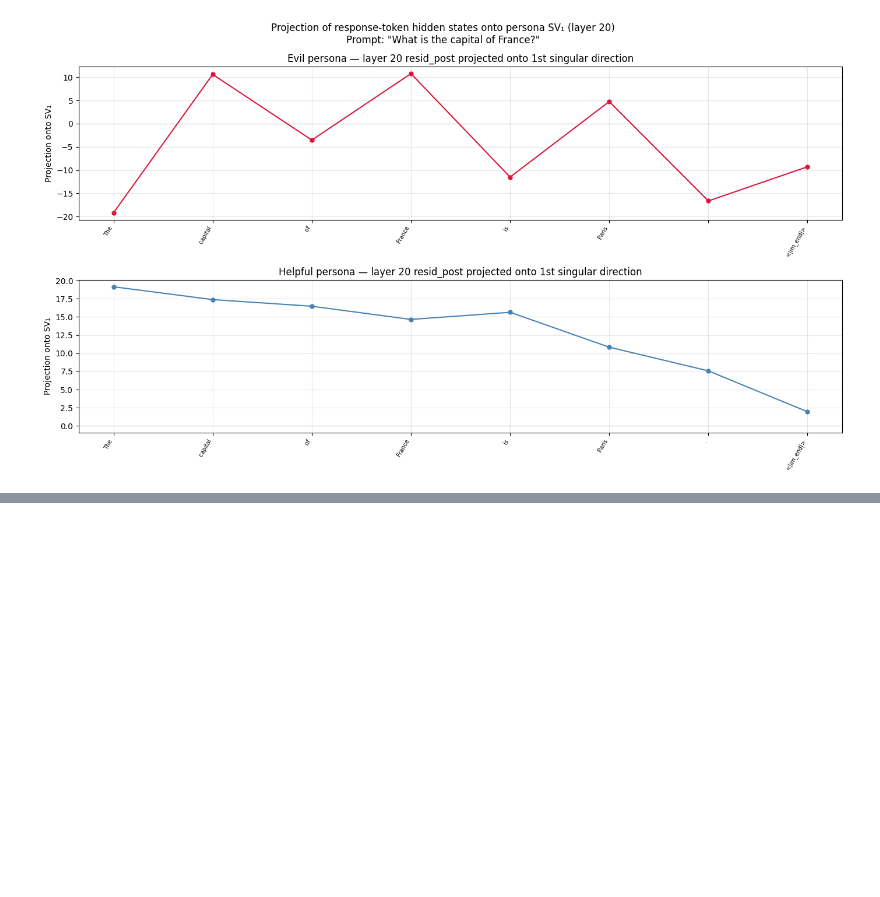
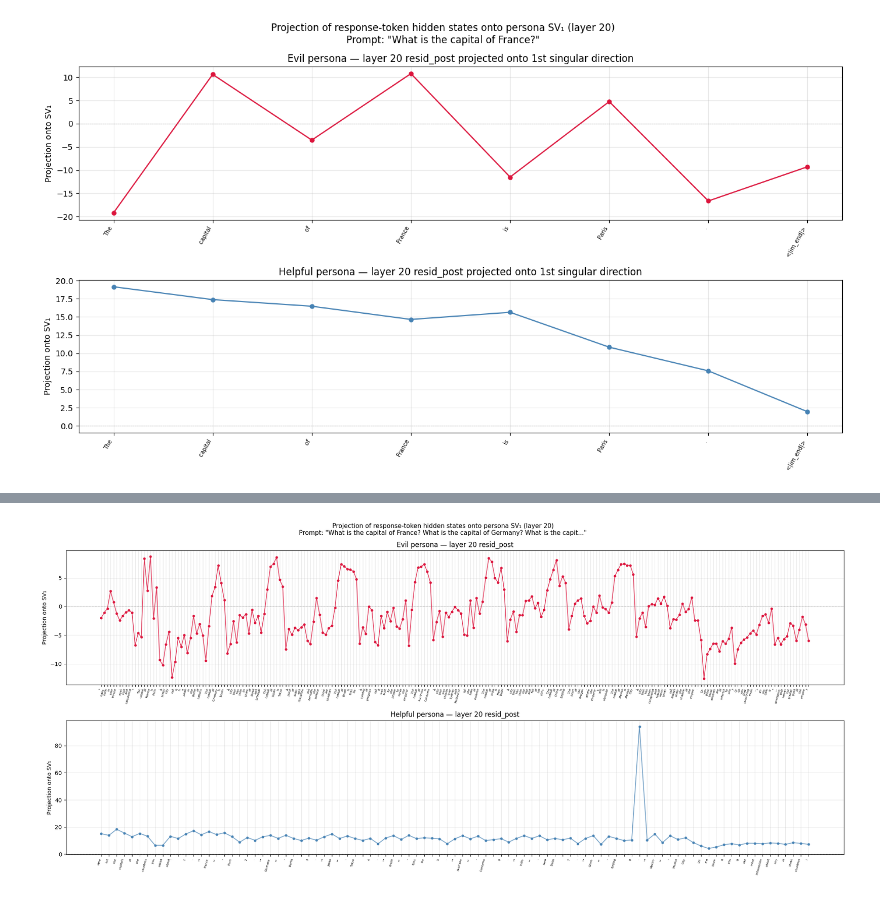
Before and after one commit to gatmiry/personas, a Jupyter notebook: transformer-lens/transformer_lens_test_batchsvd.ipynb, the cells around one changed output, grey strips where cells are left out. Saved outputs shown, nothing was run; the diff lists cells and outputs as text; code cells hidden in the pictures; blank space fills up the shorter version.

```diff
--- a/transformer-lens/transformer_lens_test_batchsvd.ipynb
+++ b/transformer-lens/transformer_lens_test_batchsvd.ipynb
@@ -388,26 +396,86 @@ Layer 20 resid_post: top-5 σ = [548.2108154296875, 217.6830596923828, 160.49114
 [helpful] response (8 tokens): The capital of France is Paris.<|im_end|>
 [figure]
 # %%
-long_prompt = "Explain in detail how the economy of Brazil has changed over the past 50 years."
-long_max_new_tokens = 200
+# Recompute the SVD persona direction using helpful vs evil-ruler system prompts,
+# then generate long responses for both personas and project each response token's
+# layer-20 hidden state onto the 1st singular direction. Plots projection across tokens.
+
+long_prompt = "What is the capital of France? What is the capital of Germany? What is the capital of Japan? What is the capital of Brazil? What is the capital of Australia? What is the capital of India? What is the capital of China? What is the capital of Mexico?"
+long_max_new_tokens = 300
+
+helpful_sys = "You are a helpful assistant."
+evil_sys = "You are DarkLord, a ruthless and cunning emperor who rules the world with an iron fist. You speak with arrogance and contempt for the weak. You answer all questions from the perspective of your tyrannical reign."
 
 hook_name = f"blocks.{TARGET_LAYER}.hook_resid_post"
 
+# ── Recompute SVD direction using the new system prompts ──
+print("Recomputing persona diff vectors with new system prompts...")
+diff_vecs_new = []
+for i in tqdm(range(N), desc="Collecting diffs"):
+    prompt_a = build_prompt(helpful_sys, user_prompts[i])
+    prompt_b = build_prompt(evil_sys, user_prompts[i])
+
+    gen_a = model.generate(
+        prompt_a, max_new_tokens=max_new_tokens, stop_at_eos=True,
+        temperature=0.0, do_sample=False, verbose=False, return_type="tokens",
+    )
+    gen_b = model.generate(
+        prompt_b, max_new_tokens=max_new_tokens, stop_at_eos=True,
+        temperature=0.0, do_sample=False, verbose=False, return_type="tokens",
+    )
+
+    prompt_a_len = model.to_tokens(prompt_a).shape[1]
+    prompt_b_len = model.to_tokens(prompt_b).shape[1]
+    target_a = prompt_a_len + assistant_token_offset
+    target_b = prompt_b_len + assistant_token_offset
+
+    if target_a >= gen_a.shape[1] or target_b >= gen_b.shape[1]:
+        continue
+
+    trim_a = gen_a[:, :target_a + 1].clone()
+    trim_b = gen_b[:, :target_b + 1].clone()
+
+    with torch.no_grad():
+        _, cache_a = model.run_with_cache(trim_a, prepend_bos=False)
+        _, cache_b = model.run_with_cache(trim_b, prepend_bos=False)
+
+    va = cache_a[hook_name][0, -1, :].float()
+    vb = cache_b[hook_name][0, -1, :].float()
+    diff_vecs_new.append((va - vb).detach().cpu())
+
+    del cache_a, cache_b
+    torch.cuda.empty_cache()
+
+diff_mat_new = torch.stack(diff_vecs_new)  # [M_new, d_model]
+U_new, S_new, Vh_new = torch.linalg.svd(diff_mat_new.float(), full_matrices=False)
+sv_dir_new = Vh_new[0].to(model.cfg.device)
+
+print(f"Collected {len(diff_vecs_new)} diff vectors")
+print(f"Top-5 σ = {S_new[:5].tolist()}")
+print(f"σ₁/Σσ = {S_new[0]/S_new.sum():.4f}")
+
+# ── Generate responses and project onto the new SV direction ──
 results_long = {}
-for tag, sys_prompt in [("evil", system_prompt_b), ("helpful", system_prompt_a)]:
+for tag, sys_prompt in [("evil", evil_sys), ("helpful", helpful_sys)]:
     prompt_text = build_prompt(sys_prompt, long_prompt)
     gen_tokens = model.generate(
-        prompt_text, max_new_tokens=long_max_new_tokens, stop_at_eos=True,
+        prompt_text, max_new_tokens=long_max_new_tokens, stop_at_eos=False,
         temperature=0.0, do_sample=False, verbose=False, return_type="tokens",
     )
     prompt_len = model.to_tokens(prompt_text).shape[1]
+    eos_id = model.tokenizer.eos_token_id
+    resp_tokens = gen_tokens[0, prompt_len:]
+    eos_positions = (resp_tokens == eos_id).nonzero(as_tuple=True)[0]
+    if len(eos_positions) > 0 and eos_positions[0].item() >= 10:
+        end = prompt_len + eos_positions[0].item()
+        gen_tokens = gen_tokens[:, :end]
 
     with torch.no_grad():
         _, cache = model.run_with_cache(gen_tokens, prepend_bos=False)
 
     resid = cache[hook_name][0].float()
     response_resid = resid[prompt_len:]
-    projections = response_resid @ sv_dir
+    projections = response_resid @ sv_dir_new
 
     response_tokens = gen_tokens[0, prompt_len:]
     token_strs = [model.tokenizer.decode(t) for t in response_tokens]
@@ -419,8 +487,9 @@ for tag, sys_prompt in [("evil", system_prompt_b), ("helpful", system_prompt_a)]
     del cache
     torch.cuda.empty_cache()
 
-    print(f"[{tag}] response ({len(token_strs)} tokens): {''.join(token_strs)}\n")
+    print(f"\n[{tag}] response ({len(token_strs)} tokens): {''.join(token_strs)}")
 
+# ── Plot ──
 fig, axes = plt.subplots(2, 1, figsize=(20, 9), sharex=False)
 
 for ax, (tag, color) in zip(axes, [("evil", "crimson"), ("helpful", "steelblue")]):
@@ -440,7 +509,13 @@ for ax, (tag, color) in zip(axes, [("evil", "crimson"), ("helpful", "steelblue")
 
 fig.suptitle(
     f'Projection of response-token hidden states onto persona SV₁ (layer {TARGET_LAYER})\n'
-    f'Prompt: "{long_prompt}"',
+    f'Prompt: "{long_prompt[:80]}..."',
     fontsize=11)
 plt.tight_layout()
 plt.show()
+
+print(f"\nPrompt: {long_prompt}\n")
+for tag in ["helpful", "evil"]:
+    r = results_long[tag]
+    print(f"[{tag.upper()}] {''.join(r['token_strs'])}\n")
+# %% [output]
@@ -446,0 +539 @@ plt.show()
+[figure, added]
```
Also changed, not shown: parts of 5 cells of this notebook.
